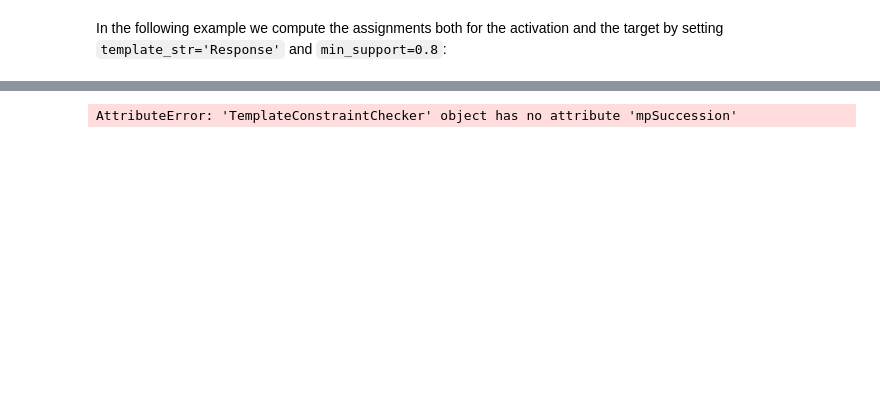
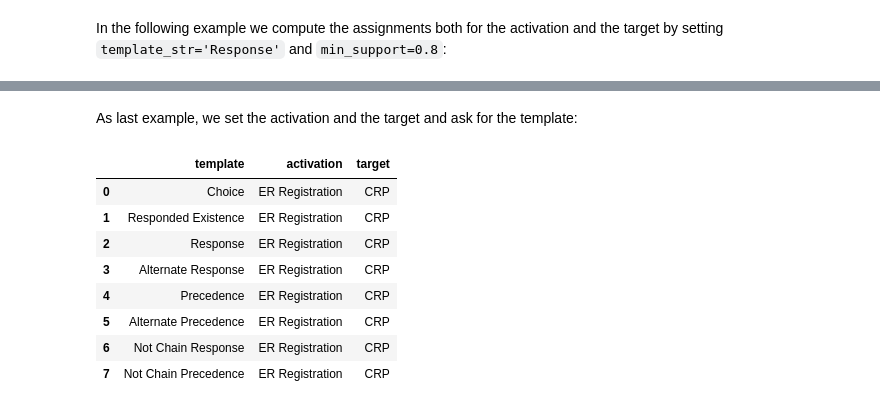
Before and after one commit to unibz-tessaris/Declare4Py, a Jupyter notebook: tutorials/query_checking.ipynb, the cells around one changed output, grey strips where cells are left out. Drawn from its saved outputs; the diff is of its cells as text; code cells hidden in the pictures; blank space fills up the shorter version.

```diff
--- a/tutorials/query_checking.ipynb
+++ b/tutorials/query_checking.ipynb
@@ -62,7 +61,17 @@ query_check_res.filter_query_checking(queries=['activation', 'target', 'template
+# %% [markdown]
+As last example, we set the activation and the target and ask for the template:
 # %%
-query_checker = QueryChecker(log=event_log, consider_vacuity=False, activation='ER Registration', target='CRP', min_support=0.2, activity_attribute="concept:name", return_first=False)
-query_check_res: ResultsBrowser = query_checker.run()
+query_checker = DeclareQueryChecker(log=event_log, consider_vacuity=False, activation='ER Registration', target='CRP', min_support=0.2, return_first=False)
+query_check_res: DeclareResultsBrowser = query_checker.run()
 
-query_check_res.filter_query_checking(queries=['activation', 'target'])
+query_check_res.filter_query_checking(queries=['template', 'activation', 'target'])
 # %% [output]
-AttributeError: 'TemplateConstraintChecker' object has no attribute 'mpSuccession'
+|  | template | activation | target |
+| 0 | Choice | ER Registration | CRP |
+| 1 | Responded Existence | ER Registration | CRP |
+| 2 | Response | ER Registration | CRP |
+| 3 | Alternate Response | ER Registration | CRP |
+| 4 | Precedence | ER Registration | CRP |
+| 5 | Alternate Precedence | ER Registration | CRP |
+| 6 | Not Chain Response | ER Registration | CRP |
+| 7 | Not Chain Precedence | ER Registration | CRP |
```
Also changed, not shown: parts of 9 cells of this notebook, 8 other files.
